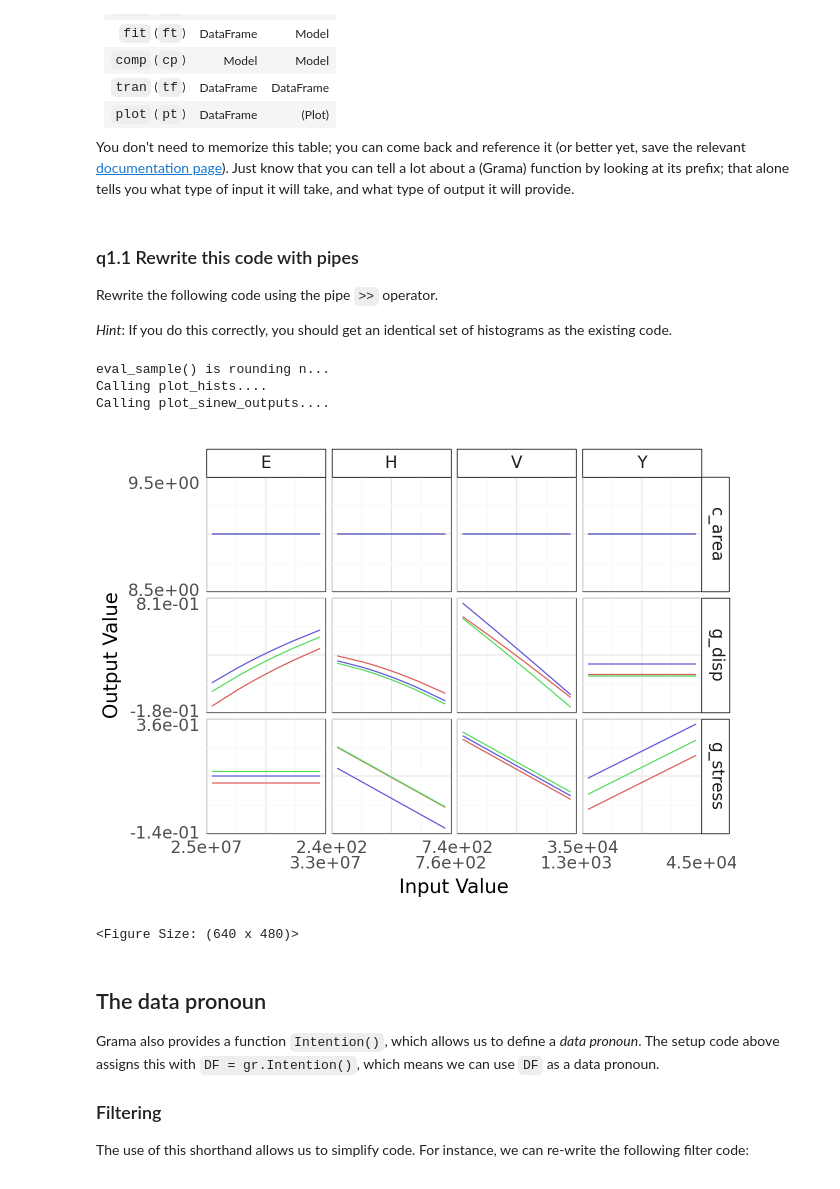
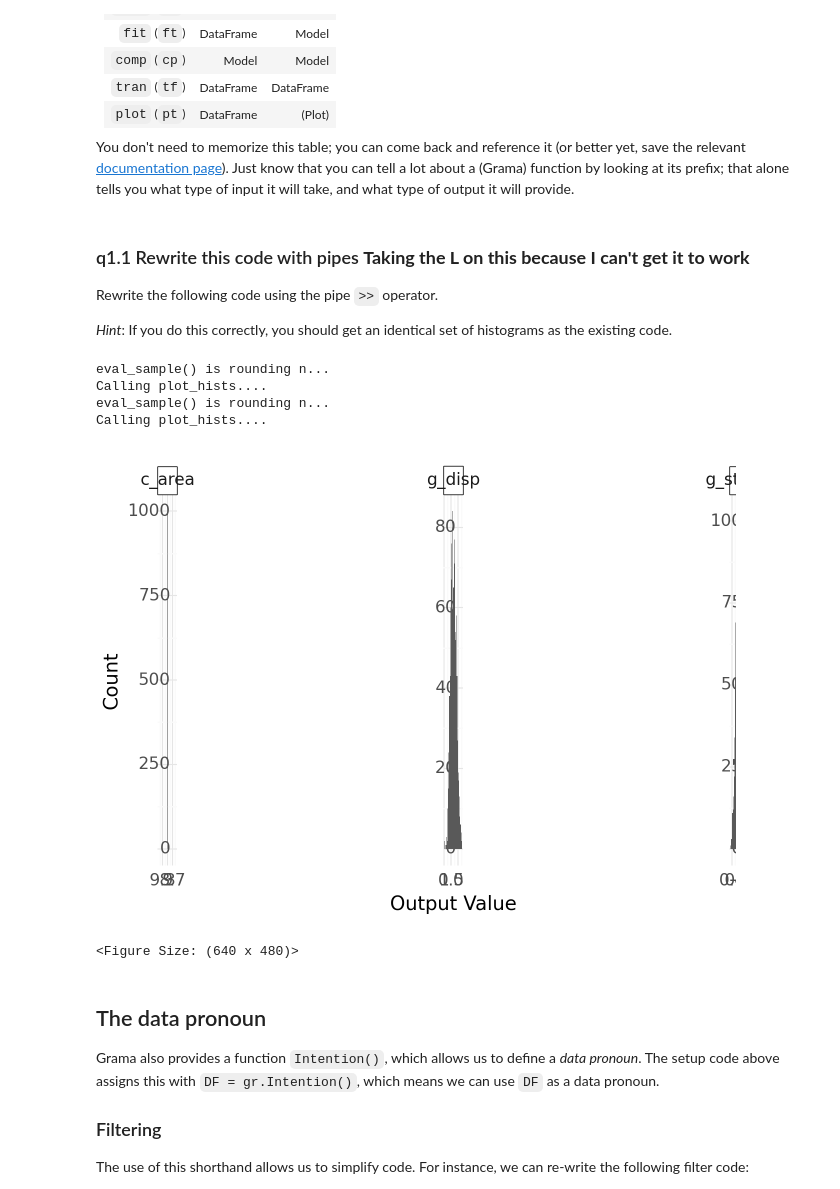
Before and after one commit to amineeva/PDO, a Jupyter notebook: assignments/nb3-pareto-assignment.ipynb, the cells around one changed output. Saved outputs shown, nothing was run; the diff lists cells and outputs as text; code cells hidden in the pictures.

```diff
--- a/assignments/nb3-pareto-assignment.ipynb
+++ b/assignments/nb3-pareto-assignment.ipynb
@@ -185,7 +185,7 @@ Note that the *prefix* for the grama functions changed; the pipe-enabled version
 
 You don't need to memorize this table; you can come back and reference it (or better yet, save the relevant [documentation page](https://py-grama.readthedocs.io/en/latest/source/language.html#verbs)). Just know that you can tell a lot about a (Grama) function by looking at its prefix; that alone tells you what type of input it will take, and what type of output it will provide.
 # %% [markdown]
-### q1\.1 Rewrite this code with pipes
+### q1\.1 Rewrite this code with pipes **Taking the L on this because I can't get it to work**
 
 Rewrite the following code using the pipe `>>` operator.
 
@@ -193,26 +193,31 @@ Rewrite the following code using the pipe `>>` operator.
 # %%
 ###
 # TASK: Re-write the following code using pipes `>>`
 ###
 
 # NOTE: No need to edit; this is the code you'll translate
 md_beam = make_cantilever_beam()
 df_mc = gr.eval_sample(md_beam, n=1e3, df_det="nom")
 gr.plot_auto(df_mc)
 
 # TASK: Re-write this code with pipes `>>` to
 #       eliminate intermediate variables
 
-(
-    md_beam
-    >> gr.ev_sinews(df_det="nom")
-    >> gr.pt_auto()
+# (
+#     gr.eval_sample(n=1e3, df_det="nom")
+#     >> gr.plot_auto()
+# )
+
+#this works but doesn't use a pipe; I couldn't figure this out
+gr.plot_auto(
+    gr.eval_sample(make_cantilever_beam(), n=1e3, df_det="nom")
 )
 # %% [output]
 eval_sample() is rounding n...
 Calling plot_hists....
-Calling plot_sinew_outputs....
+eval_sample() is rounding n...
+Calling plot_hists....
-[figure, old version]
+[figure, new version]
 <Figure Size: (640 x 480)>
 # %% [markdown]
 ## The data pronoun
```
Also changed, not shown: parts of 4 cells of this notebook.
